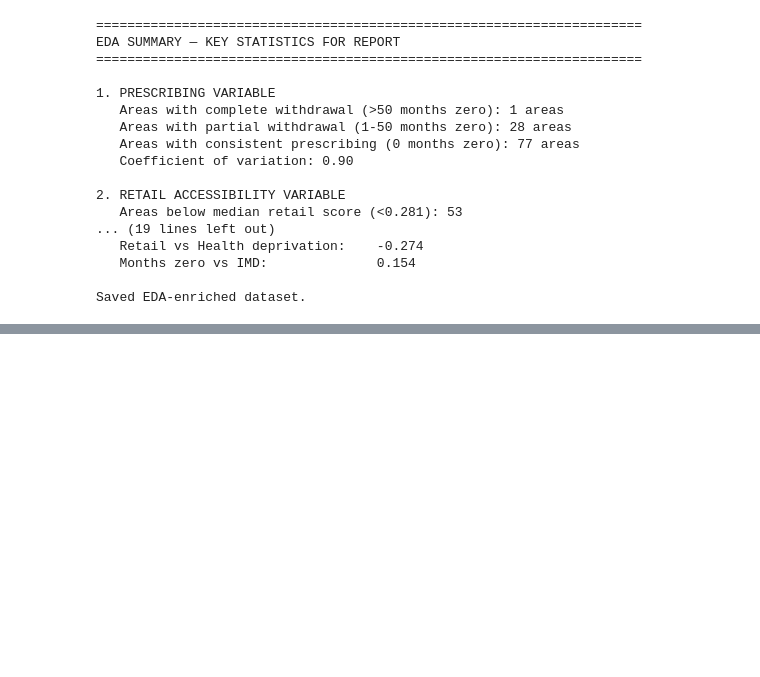
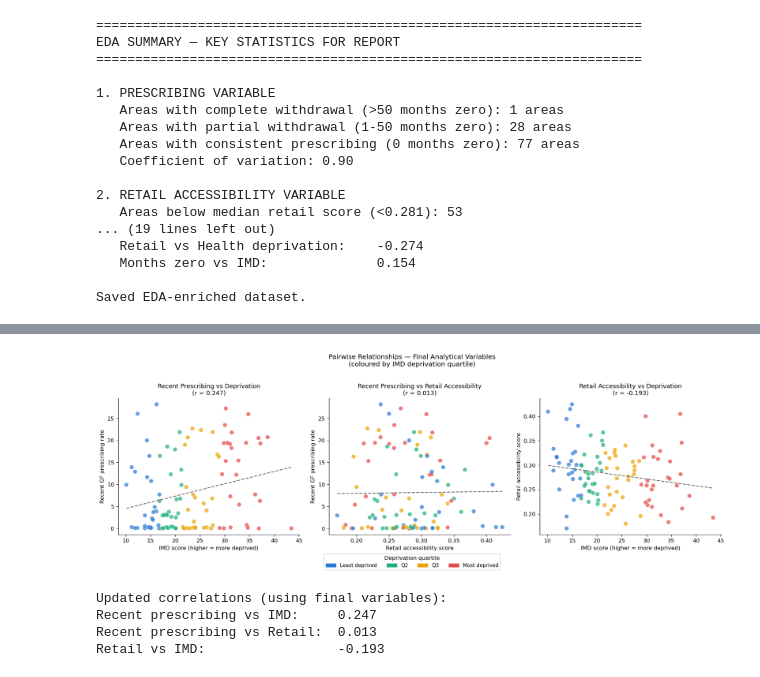
Before and after one commit to namraasghar/gluten-free-spatial-inequality, a Jupyter notebook: notebooks/02_EDA.ipynb, the cells around one changed output, grey strips where cells are left out. Drawn from its saved outputs; the diff is of its cells as text; code cells hidden in the pictures; blank space fills up the shorter version.

```diff
--- a/notebooks/02_EDA.ipynb
+++ b/notebooks/02_EDA.ipynb
@@ -470,0 +718,63 @@ Saved EDA-enriched dataset.
+# %%
+fig, axes = plt.subplots(1, 3, figsize=(16, 5))
+
+imd_quartile = pd.qcut(df_final['imd_score_weighted'], q=4,
+                        labels=['Least deprived', 'Q2', 'Q3', 'Most deprived'])
+colors = {'Least deprived': '#2a78d6', 'Q2': '#1baf7a',
+          'Q3': '#eda100', 'Most deprived': '#e34948'}
+color_vals = [colors[q] for q in imd_quartile]
+
+# 1. Prescribing vs IMD
+axes[0].scatter(df_final['imd_score_weighted'], df_final['prescribing_rate_recent'],
+                c=color_vals, alpha=0.7, s=60, edgecolors='white', linewidth=0.5)
+z = np.polyfit(df_final['imd_score_weighted'], df_final['prescribing_rate_recent'], 1)
+x_line = np.linspace(df_final['imd_score_weighted'].min(), df_final['imd_score_weighted'].max(), 100)
+axes[0].plot(x_line, np.poly1d(z)(x_line), color='#73726c', linewidth=1.5, linestyle='--')
+corr1 = df_final['imd_score_weighted'].corr(df_final['prescribing_rate_recent'])
+axes[0].set_title(f'Recent Prescribing vs Deprivation\n(r = {corr1:.3f})', fontsize=11)
+axes[0].set_xlabel('IMD score (higher = more deprived)')
+axes[0].set_ylabel('Recent GF prescribing rate')
+
+# 2. Prescribing vs Retail
+axes[1].scatter(df_final['retail_accessibility_score'], df_final['prescribing_rate_recent'],
+                c=color_vals, alpha=0.7, s=60, edgecolors='white', linewidth=0.5)
+z2 = np.polyfit(df_final['retail_accessibility_score'], df_final['prescribing_rate_recent'], 1)
+x_line2 = np.linspace(df_final['retail_accessibility_score'].min(),
+                       df_final['retail_accessibility_score'].max(), 100)
+axes[1].plot(x_line2, np.poly1d(z2)(x_line2), color='#73726c', linewidth=1.5, linestyle='--')
+corr2 = df_final['retail_accessibility_score'].corr(df_final['prescribing_rate_recent'])
+axes[1].set_title(f'Recent Prescribing vs Retail Accessibility\n(r = {corr2:.3f})', fontsize=11)
+axes[1].set_xlabel('Retail accessibility score')
+axes[1].set_ylabel('Recent GF prescribing rate')
+
+# 3. Retail vs IMD
+axes[2].scatter(df_final['imd_score_weighted'], df_final['retail_accessibility_score'],
+                c=color_vals, alpha=0.7, s=60, edgecolors='white', linewidth=0.5)
+z3 = np.polyfit(df_final['imd_score_weighted'], df_final['retail_accessibility_score'], 1)
+axes[2].plot(x_line, np.poly1d(z3)(x_line), color='#73726c', linewidth=1.5, linestyle='--')
+corr3 = df_final['imd_score_weighted'].corr(df_final['retail_accessibility_score'])
+axes[2].set_title(f'Retail Accessibility vs Deprivation\n(r = {corr3:.3f})', fontsize=11)
+axes[2].set_xlabel('IMD score (higher = more deprived)')
+axes[2].set_ylabel('Retail accessibility score')
+
+handles = [mpatches.Patch(color=c, label=l) for l, c in colors.items()]
+fig.legend(handles=handles, loc='lower center', ncol=4, fontsize=9,
+           bbox_to_anchor=(0.5, -0.08), title='Deprivation quartile')
+
+plt.suptitle('Pairwise Relationships — Final Analytical Variables\n(coloured by IMD deprivation quartile)',
+             fontsize=12, fontweight='500', y=1.02)
+plt.tight_layout()
+plt.savefig(r'C:\Users\namra\gluten-free-spatial-inequality\outputs\figures\08_scatter_final.png',
+            bbox_inches='tight', dpi=150)
+plt.show()
+
+print(f"\nUpdated correlations (using final variables):")
+print(f"Recent prescribing vs IMD:     {corr1:.3f}")
+print(f"Recent prescribing vs Retail:  {corr2:.3f}")
+print(f"Retail vs IMD:                 {corr3:.3f}")
+# %% [output]
+[figure, added]
+Updated correlations (using final variables):
+Recent prescribing vs IMD:     0.247
+Recent prescribing vs Retail:  0.013
+Retail vs IMD:                 -0.193
```
Also changed, not shown: parts of 5 cells of this notebook, 4 other files.
